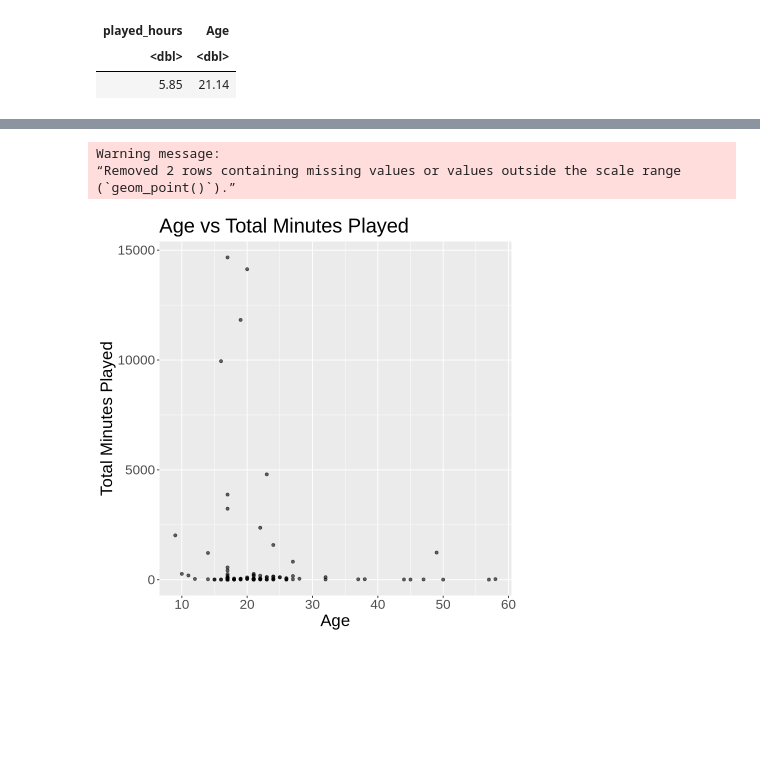
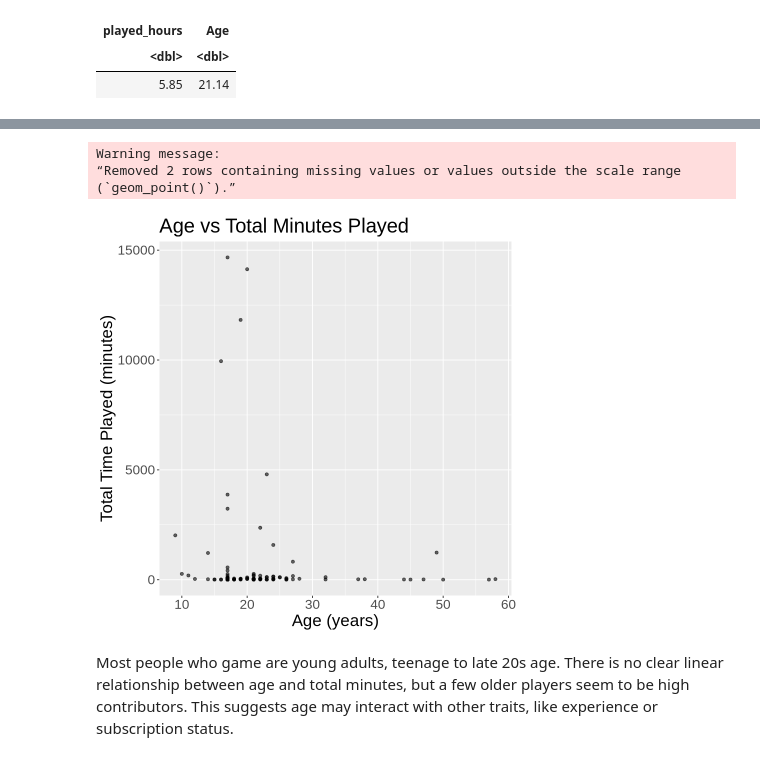
Before and after one commit to alexasestak/individual_planning_report_targetting_players, a Jupyter notebook: tidydata.ipynb, the cells around one changed output, grey strips where cells are left out. Saved outputs shown, nothing was run; the diff lists cells and outputs as text; code cells hidden in the pictures; blank space fills up the shorter version.

```diff
--- a/tidydata.ipynb
+++ b/tidydata.ipynb
@@ -118,17 +118,15 @@ total_mins_boxplot
 # %%
 total_mins_scatterplot<-ggplot(full_data |> filter(!is.na(total_minutes)), aes(x = Age, y = total_minutes)) +
   geom_point(alpha = 0.6, color = "black") +
   labs(title = "Age vs Total Minutes Played",
-       x = "Age",
-       y = "Total Minutes Played")+
+       x = "Age (years)",
+       y = "Total Time Played (minutes)")+
     theme(text=element_text(size=20))
 total_mins_scatterplot
-
-# most people who game are young adults, teenage to late 20s age.
-# there is no clear linear relationship between age and total minutes, but a few older players seem to be high contributors
-# this suggests age may interact with other traits, like experience or subscription status
 # %% [output]
 Warning message:
 “Removed 2 rows containing missing values or values outside the scale range
 (`geom_point()`).”
-[figure, old version]
+[figure, new version]
+# %% [markdown]
+Most people who game are young adults, teenage to late 20s age. There is no clear linear relationship between age and total minutes, but a few older players seem to be high contributors. This suggests age may interact with other traits, like experience or subscription status.
```
Also changed, not shown: parts of 7 cells of this notebook.
